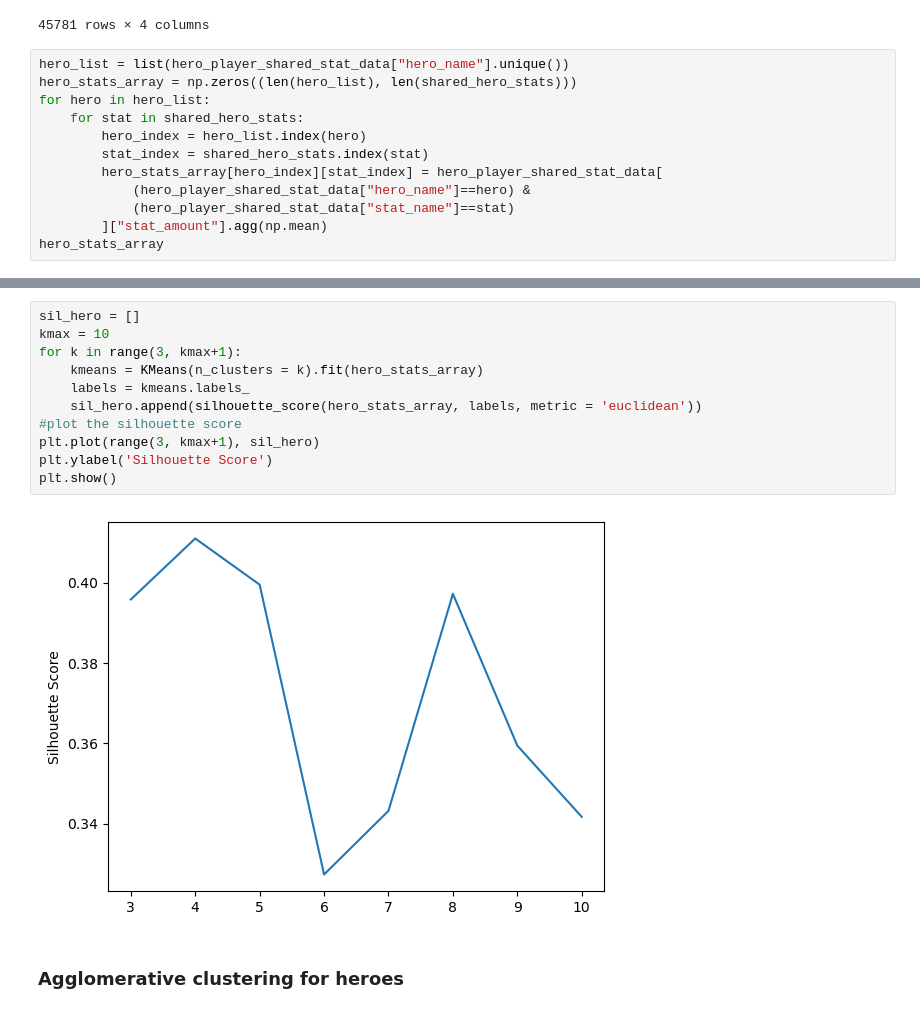
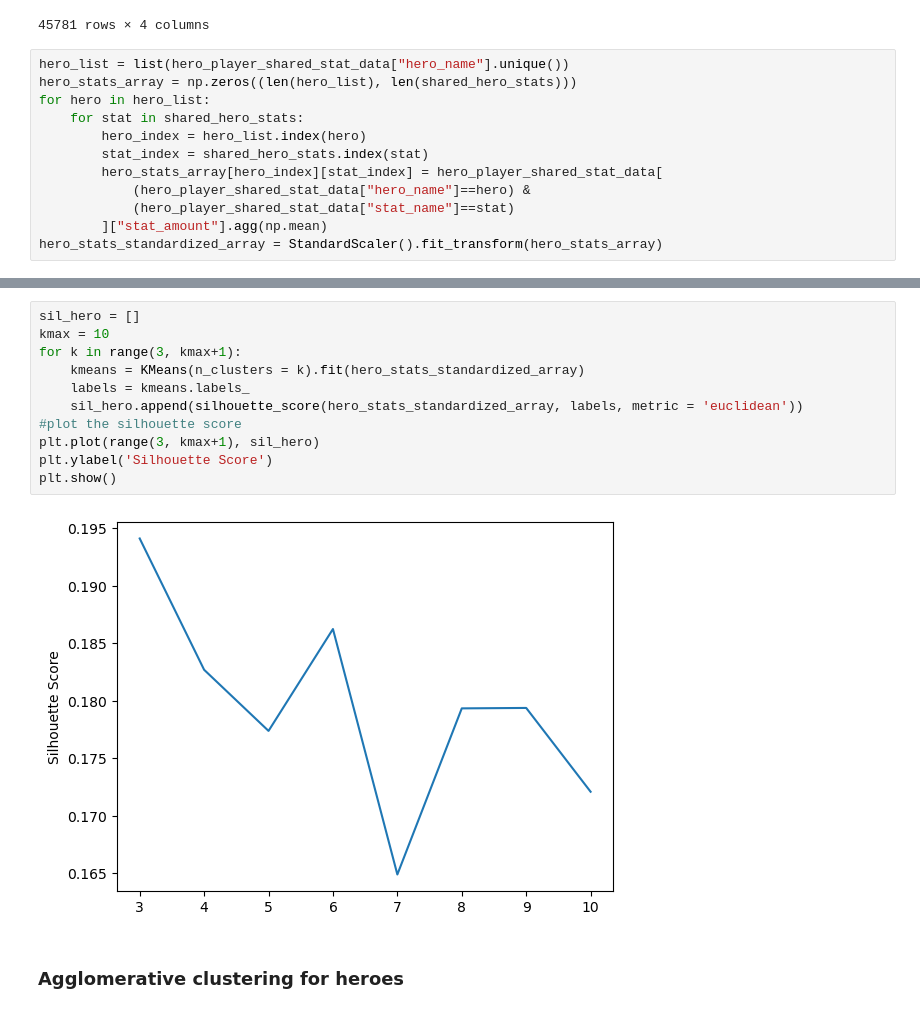
Before and after one commit to bennycjy/SI671-Project, a Jupyter notebook: clustering.ipynb, the cells around one changed output, grey strips where cells are left out. Cells and saved outputs as stored; diff of their text form.

```diff
--- a/clustering.ipynb
+++ b/clustering.ipynb
@@ -108,4 +110,4 @@ for hero in hero_list:
             (hero_player_shared_stat_data["hero_name"]==hero) &
             (hero_player_shared_stat_data["stat_name"]==stat)
         ]["stat_amount"].agg(np.mean)
-hero_stats_array
+hero_stats_standardized_array = StandardScaler().fit_transform(hero_stats_array)
@@ -130,16 +114,16 @@ array([[2.80301838e+03, 6.38028382e+00, 7.60077640e+01, 1.08061518e+03,
 # %%
 sil_hero = []
 kmax = 10
 for k in range(3, kmax+1):
-    kmeans = KMeans(n_clusters = k).fit(hero_stats_array)
+    kmeans = KMeans(n_clusters = k).fit(hero_stats_standardized_array)
     labels = kmeans.labels_
-    sil_hero.append(silhouette_score(hero_stats_array, labels, metric = 'euclidean'))
+    sil_hero.append(silhouette_score(hero_stats_standardized_array, labels, metric = 'euclidean'))
 #plot the silhouette score
 plt.plot(range(3, kmax+1), sil_hero)
 plt.ylabel('Silhouette Score')
 plt.show()
 # %% [output]
-[figure, old version]
+[figure, new version]
 # %% [markdown]
 ### Agglomerative clustering for heroes
 # %%
```
Also changed, not shown: parts of 12 cells of this notebook.
